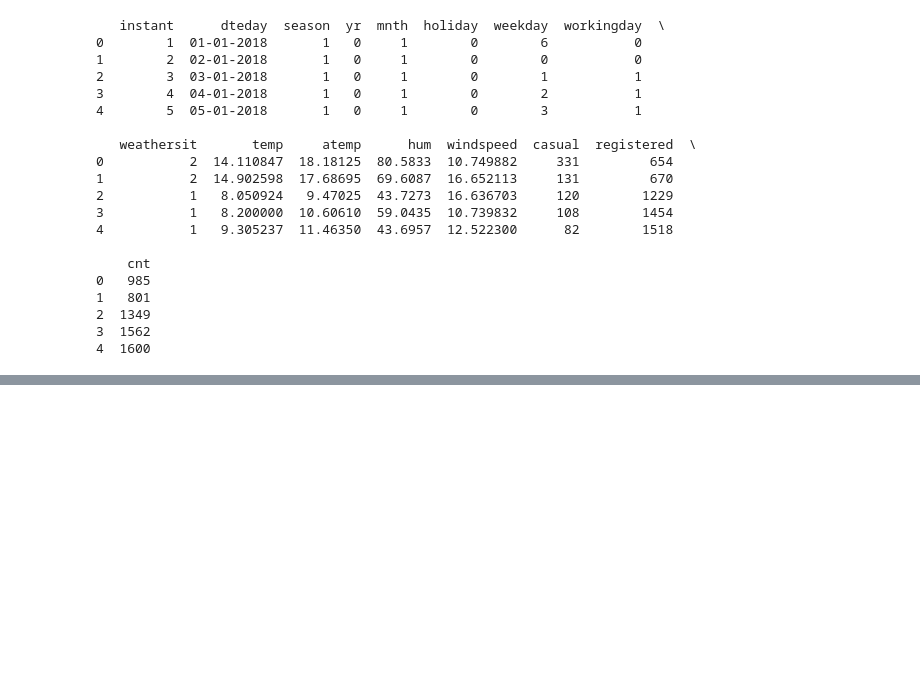
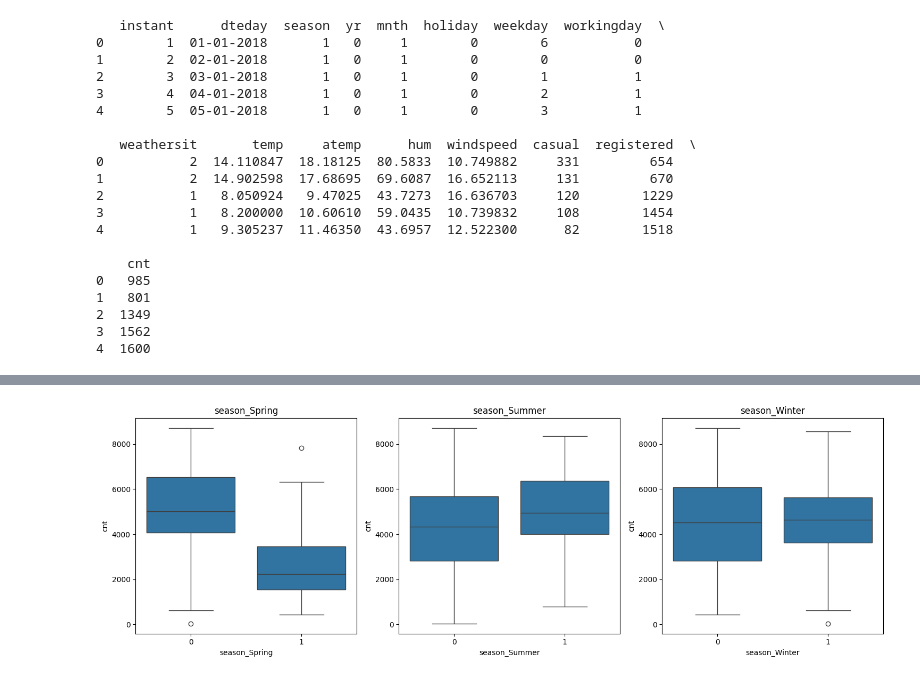
Before and after one commit to Geevanandam/BikeSharingAssignment, a Jupyter notebook: BikeSharingAssignment_Geeva.ipynb, the cells around one changed output, grey strips where cells are left out. Saved outputs shown, nothing was run; the diff lists cells and outputs as text; code cells hidden in the pictures; blank space fills up the shorter version.

```diff
--- a/BikeSharingAssignment_Geeva.ipynb
+++ b/BikeSharingAssignment_Geeva.ipynb
@@ -47,0 +171,19 @@ df['season'] = df['season'].astype('category')
+# %%
+# @title Box Plots
+
+fig, axes = plt.subplots(1, 3, figsize=(15, 5))  # 1 row, 3 columns for subplots
+
+# Create boxplots for each season
+sns.boxplot(x='season_Spring', y='cnt', data=df, ax=axes[0])
+sns.boxplot(x='season_Summer', y='cnt', data=df, ax=axes[1])
+sns.boxplot(x='season_Winter', y='cnt', data=df, ax=axes[2])
+
+# Customize the plots as needed
+axes[0].set_title('season_Spring')
+axes[1].set_title('season_Summer')
+axes[2].set_title('season_Winter')
+
+plt.tight_layout()  # Adjust spacing between subplots
+plt.show()
+# %% [output]
+[figure, added]
```
Also changed, not shown: parts of 19 cells of this notebook.
